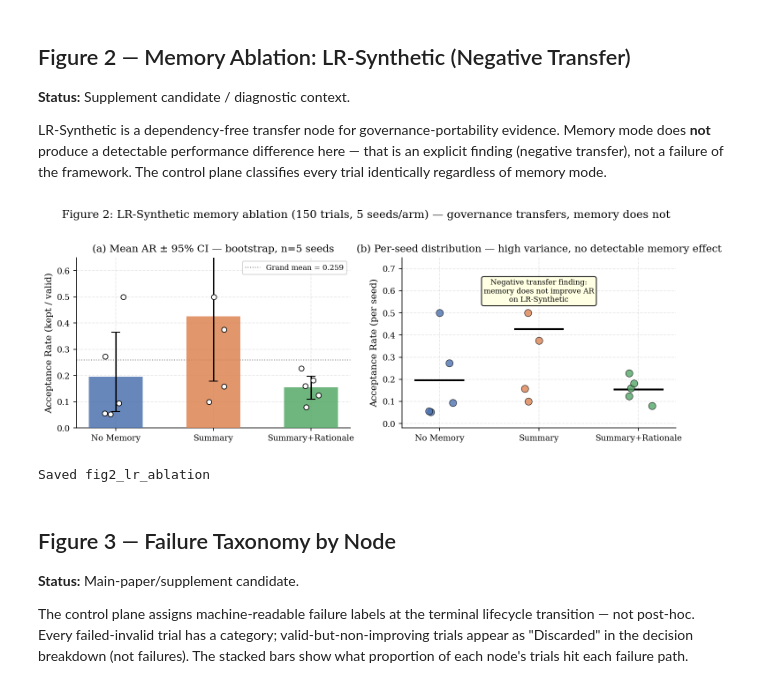
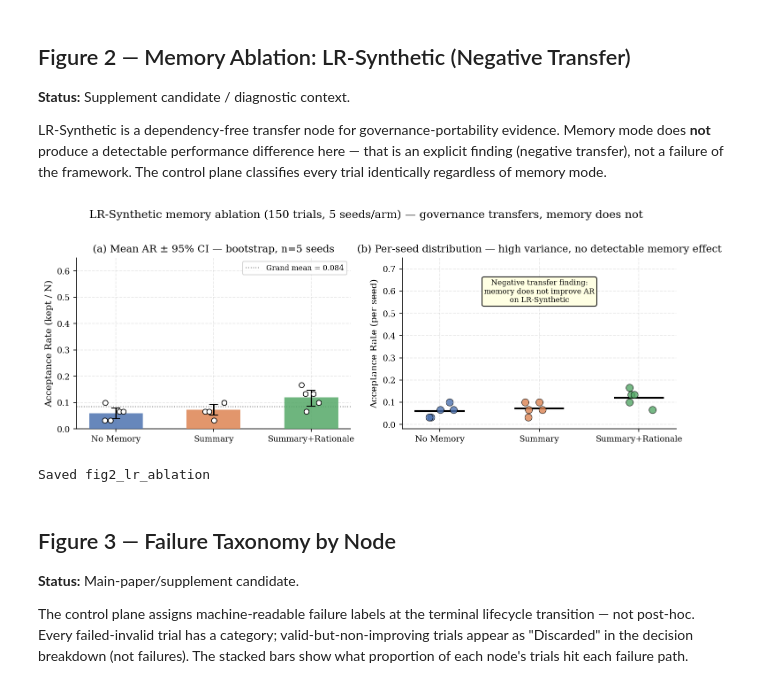
Before and after one commit to dowlingwong/autoresearch_harness, a Jupyter notebook: paper_figures.ipynb, the cells around one changed output. Cells and saved outputs as stored; diff of their text form; code cells hidden in the pictures.

```diff
--- a/paper_figures.ipynb
+++ b/paper_figures.ipynb
@@ -168,7 +168,7 @@ for cid in PRIMARY_CAMPAIGN_IDS:
     ALL_CAMPAIGNS[cid] = {
         "cid": cid, "node": node, "arm": arm, "trials": trials,
         "kept": kept, "disc": disc, "failed": failed, "n": len(trials),
-        "ar": len(kept) / valid if valid > 0 else None,
+        "ar": len(kept) / len(trials) if trials else None,
         "ir": len(failed) / len(trials),
     }
 
@@ -187,7 +187,7 @@ NODE_LABELS = {
 }
 
 total_trials = sum(c["n"] for c in ALL_CAMPAIGNS.values())
-print(f"Loaded {len(ALL_CAMPAIGNS)} campaigns, {total_trials} trials  (paper cites 1,135 primary-set)")
+print(f"Loaded {len(ALL_CAMPAIGNS)} campaigns, {total_trials} trials  (paper primary set: 1,445)")
 if missing:
     print("  ⚠  Missing ledgers:", missing)
 for node in NODE_ORDER:
@@ -389,36 +389,36 @@ ax.bar(x, means, 0.55, color=arm_colors, alpha=0.85, zorder=3)
 ax.errorbar(x, means,
     yerr=[np.array(means)-np.array(los), np.array(his)-np.array(means)],
     fmt="none", color="black", capsize=5, linewidth=1.5, zorder=4)
 for i, arm in enumerate(arms):
     jitter = np.random.default_rng(i).uniform(-0.12, 0.12, len(arm_ars[arm]))
     ax.scatter(i + jitter, arm_ars[arm], color="white", edgecolors="black", s=30, zorder=5, lw=0.8)
 ax.set_xticks(x); ax.set_xticklabels([arm_labels[a] for a in arms])
-ax.set_ylabel("Acceptance Rate (kept / valid)"); ax.set_ylim(0, 0.65)
+ax.set_ylabel("Acceptance Rate (kept / N)"); ax.set_ylim(0, 0.65)
 grand_mean = statistics.mean(means)
 ax.axhline(grand_mean, color="grey", linestyle=":", lw=1, label=f"Grand mean = {grand_mean:.3f}")
 ax.legend(fontsize=8)
 ax.set_title("(a) Mean AR ± 95% CI — bootstrap, n=5 seeds")
 
 for i, arm in enumerate(arms):
     vals = arm_ars[arm]
     jitter = np.random.default_rng(i+10).uniform(-0.15, 0.15, len(vals))
     ax2.scatter(i + jitter, vals, color=arm_colors[i], s=60, alpha=0.8,
                 edgecolors="black", lw=0.6, zorder=3)
     ax2.hlines(statistics.mean(vals), i-0.25, i+0.25, colors="black", lw=2)
 ax2.set_xticks(x); ax2.set_xticklabels([arm_labels[a] for a in arms])
 ax2.set_ylabel("Acceptance Rate (per seed)"); ax2.set_ylim(-0.02, 0.75)
 ax2.set_title("(b) Per-seed distribution — high variance, no detectable memory effect")
 ax2.annotate("Negative transfer finding:\nmemory does not improve AR\non LR-Synthetic",
     xy=(1, 0.55), fontsize=8, ha="center",
     bbox=dict(boxstyle="round,pad=0.3", fc="lightyellow", alpha=0.9))
-fig.suptitle("Figure 2: LR-Synthetic memory ablation (150 trials, 5 seeds/arm) — governance transfers, memory does not",
+fig.suptitle("LR-Synthetic memory ablation (150 trials, 5 seeds/arm) — governance transfers, memory does not",
     y=1.02)
 plt.tight_layout()
 plt.savefig(FIGURES_DIR / "fig2_lr_ablation.pdf", bbox_inches="tight")
 plt.savefig(FIGURES_DIR / "fig2_lr_ablation.svg", bbox_inches="tight")
 plt.show(); print("Saved fig2_lr_ablation")
 # %% [output]
-[figure, old version]
+[figure, new version]
 Saved fig2_lr_ablation
 # %% [markdown]
 ## Figure 3 — Failure Taxonomy by Node
```
Also changed, not shown: parts of 13 cells of this notebook, 9 other files.
